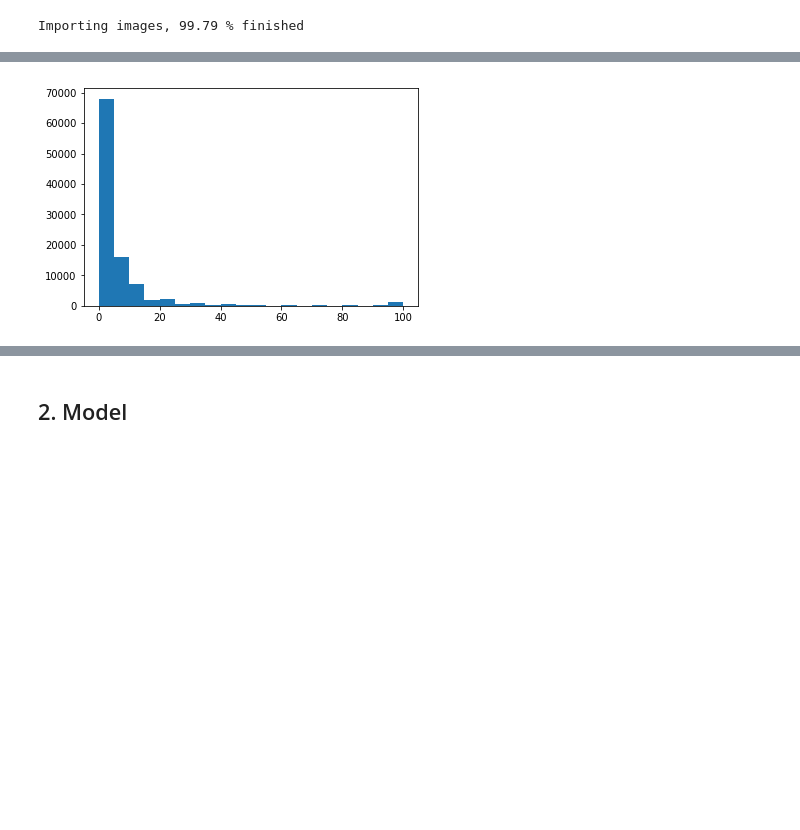
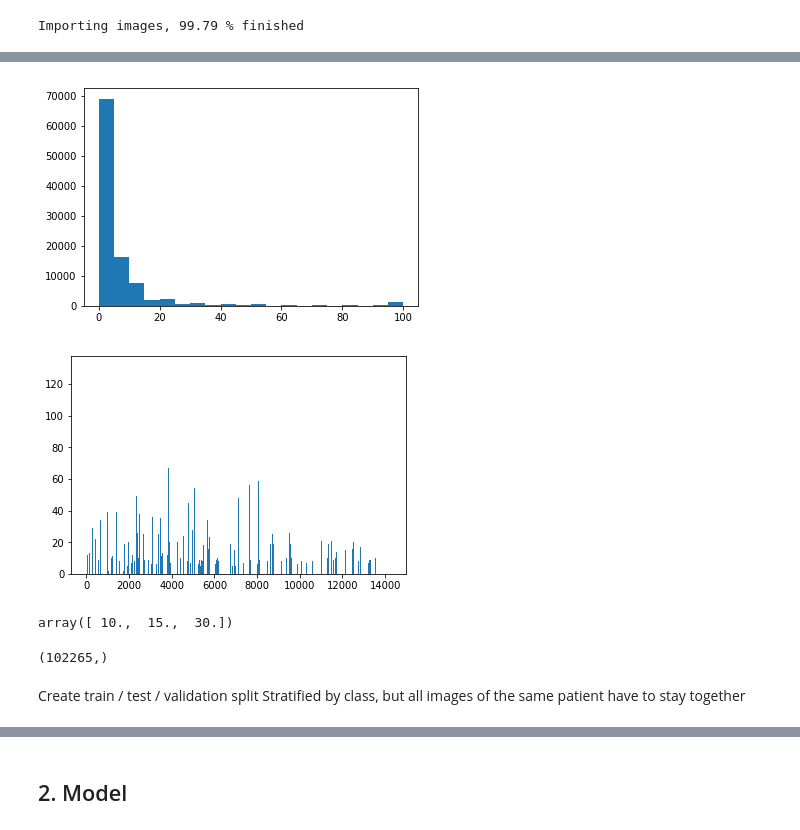
Before and after one commit to janickrohrbach/arthritis-net, a Jupyter notebook: deepxray.ipynb, the cells around one changed output, grey strips where cells are left out. Drawn from its saved outputs; the diff is of its cells as text; code cells hidden in the pictures; blank space fills up the shorter version.

```diff
--- a/deepxray.ipynb
+++ b/deepxray.ipynb
@@ -180,5 +168,0 @@ np.save(file="/data/joint_scoring/lbl_array.npy", arr=labels)
-# %%
-images = np.load(file="/data/joint_scoring/img_array.npy")
-labels = np.load(file="/data/joint_scoring/lbl_array.npy")
-#images = np.load(file="/Users/janickrohrbach/Desktop/joint_scoring/img_array.npy")
-images = images.reshape(images.shape[0], images.shape[1], images.shape[2], 1)
@@ -184,0 +171,9 @@ images = images.reshape(images.shape[0], images.shape[1], images.shape[2], 1)
+# %%
+with h5py.File('/data/joint_scoring/img_array.h5', 'w') as hf:
+    hf.create_dataset("img_array",  data=images)
+
+with h5py.File('/data/joint_scoring/lbl_array.h5', 'w') as hf:
+    hf.create_dataset("lbl_array",  data=labels)
+
+with h5py.File('/data/joint_scoring/pid_array.h5', 'w') as hf:
+    hf.create_dataset("pid_array",  data=patients)
@@ -184,0 +182,13 @@ images = images.reshape(images.shape[0], images.shape[1], images.shape[2], 1)
+# %%
+with h5py.File('/data/joint_scoring/img_array.h5', 'r') as hf:
+    images = hf['img_array'][:]
+
+with h5py.File('/data/joint_scoring/lbl_array.h5', 'r') as hf:
+    labels = hf['lbl_array'][:]
+
+with h5py.File('/data/joint_scoring/pid_array.h5', 'r') as hf:
+    patients = hf['pid_array'][:]
+
+images = images.reshape(images.shape[0], images.shape[1], images.shape[2], 1)
+# %%
+pid_unique, pid_counts = np.unique(patients, return_counts = True)
@@ -185,5 +199,9 @@ images = images.reshape(images.shape[0], images.shape[1], images.shape[2], 1)
 # %%
 plt.hist(labels, bins=20)
 plt.show()
+
+plt.bar(pid_unique, pid_counts)
+plt.show()
 # %% [output]
-[figure, old version]
+[figure, new version]
+[figure, added]
@@ -218,0 +208,4 @@ labels_test = np.load(file="/data/joint_scoring/labels_test.npy")
+# %%
+np.percentile(a=labels[labels > 5], q=[25, 50, 75])
+# %% [output]
+array([ 10.,  15.,  30.])
@@ -218,0 +219,7 @@ labels_test = np.load(file="/data/joint_scoring/labels_test.npy")
+# %%
+labels.shape
+# %% [output]
+(102265,)
+# %% [markdown]
+Create train / test / validation split
+Stratified by class, but all images of the same patient have to stay together
```
Also changed, not shown: parts of 33 cells of this notebook, 2 other files.
